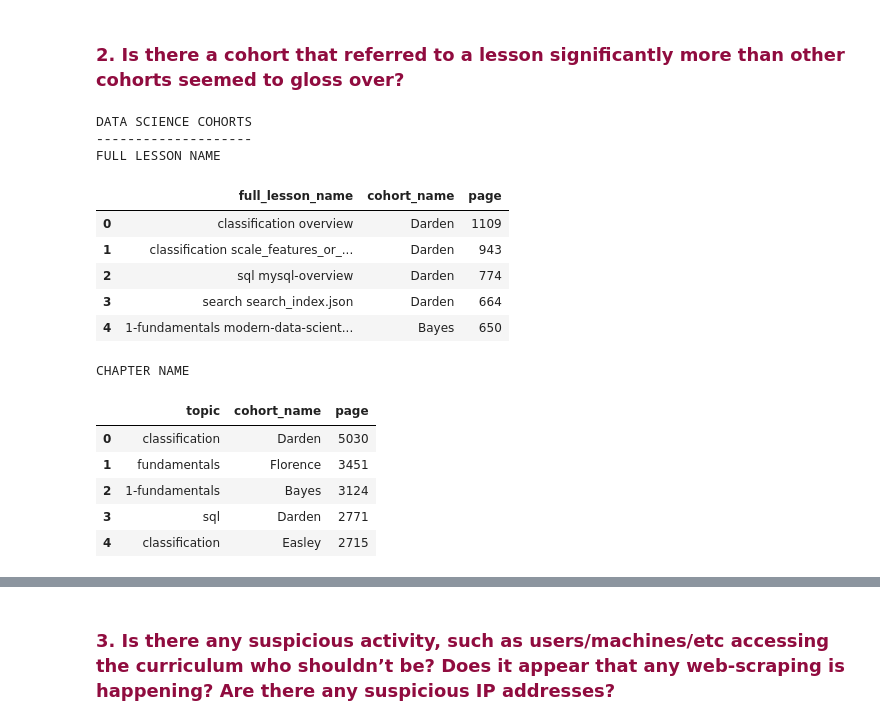
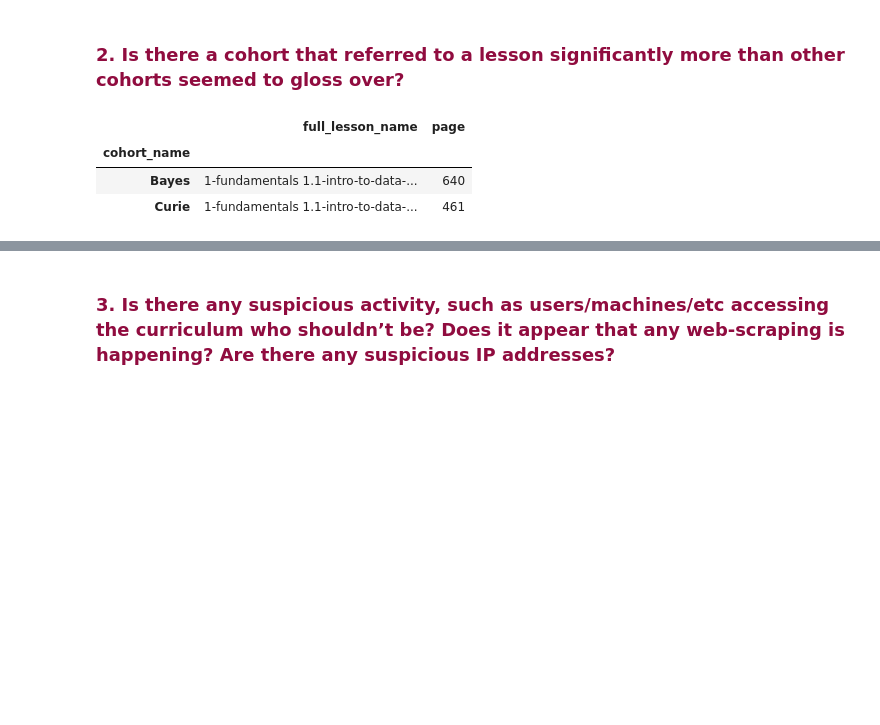
Before and after one commit to anomaly-detection-mirzahani/project, a Jupyter notebook: final-notebook.ipynb, the cells around one changed output, grey strips where cells are left out. Saved outputs shown, nothing was run; the diff lists cells and outputs as text; code cells hidden in the pictures; blank space fills up the shorter version.

```diff
--- a/final-notebook.ipynb
+++ b/final-notebook.ipynb
@@ -47,20 +45,8 @@ students=df[df.cohort_name != "Staff"]
 # %%
-ex.cohort_ds_lesson()
+ex.count_lessons_ds()
 # %% [output]
-DATA SCIENCE COHORTS
---------------------
-FULL LESSON NAME
-|  | full_lesson_name | cohort_name | page |
-| 0 | classification overview | Darden | 1109 |
-| 1 | classification scale_features_or_... | Darden | 943 |
-| 2 | sql mysql-overview | Darden | 774 |
-| 3 | search search_index.json | Darden | 664 |
-| 4 | 1-fundamentals modern-data-scient... | Bayes | 650 |
+|  | full_lesson_name | page |
+| cohort_name |  |  |
+| Bayes | 1-fundamentals 1.1-intro-to-data-... | 640 |
+| Curie | 1-fundamentals 1.1-intro-to-data-... | 461 |
-CHAPTER NAME
-|  | topic | cohort_name | page |
-| 0 | classification | Darden | 5030 |
-| 1 | fundamentals | Florence | 3451 |
-| 2 | 1-fundamentals | Bayes | 3124 |
-| 3 | sql | Darden | 2771 |
-| 4 | classification | Easley | 2715 |
 # %%
```
Also changed, not shown: parts of 4 cells of this notebook.
